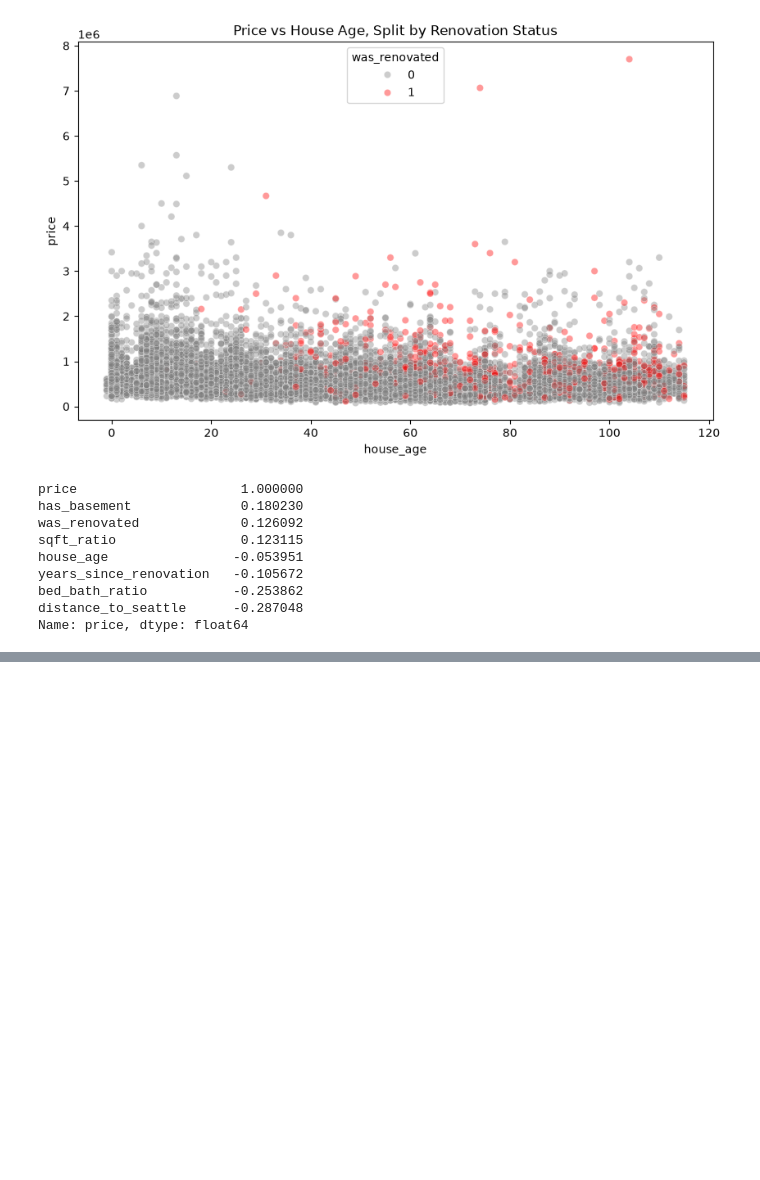
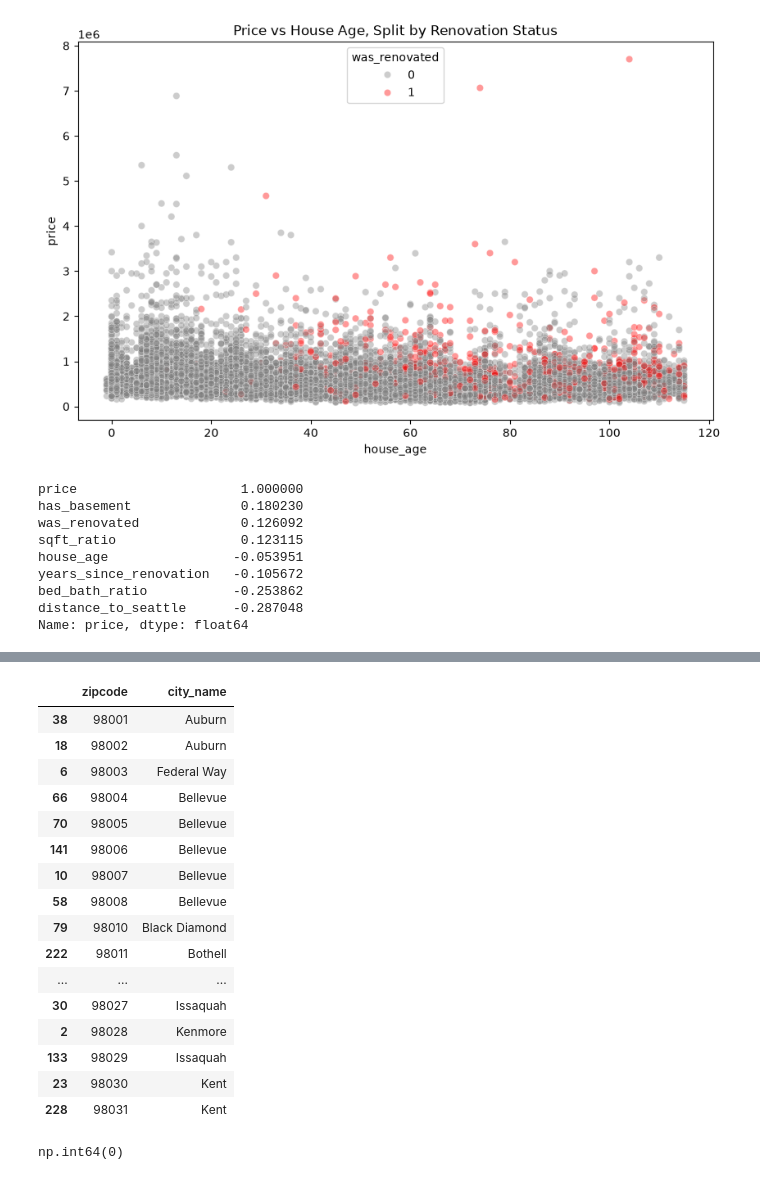
Before and after one commit to reetam-dutta-24/real-estate-price-prediction, a Jupyter notebook: notebooks/01_eda.ipynb, the cells around one changed output, grey strips where cells are left out. Saved outputs shown, nothing was run; the diff lists cells and outputs as text; code cells hidden in the pictures; blank space fills up the shorter version.

```diff
--- a/notebooks/01_eda.ipynb
+++ b/notebooks/01_eda.ipynb
@@ -479,0 +636,24 @@ Name: price, dtype: float64
+# %%
+df[['zipcode', 'city_name']].drop_duplicates().sort_values('zipcode').head(20)
+# %% [output]
+|  | zipcode | city_name |
+| 38 | 98001 | Auburn |
+| 18 | 98002 | Auburn |
+| 6 | 98003 | Federal Way |
+| 66 | 98004 | Bellevue |
+| 70 | 98005 | Bellevue |
+| 141 | 98006 | Bellevue |
+| 10 | 98007 | Bellevue |
+| 58 | 98008 | Bellevue |
+| 79 | 98010 | Black Diamond |
+| 222 | 98011 | Bothell |
+| ... | ... | ... |
+| 30 | 98027 | Issaquah |
+| 2 | 98028 | Kenmore |
+| 133 | 98029 | Issaquah |
+| 23 | 98030 | Kent |
+| 228 | 98031 | Kent |
+# %%
+df['city_name'].isnull().sum()
+# %% [output]
+np.int64(0)
```
Also changed, not shown: parts of 20 cells of this notebook, 4 other files.
